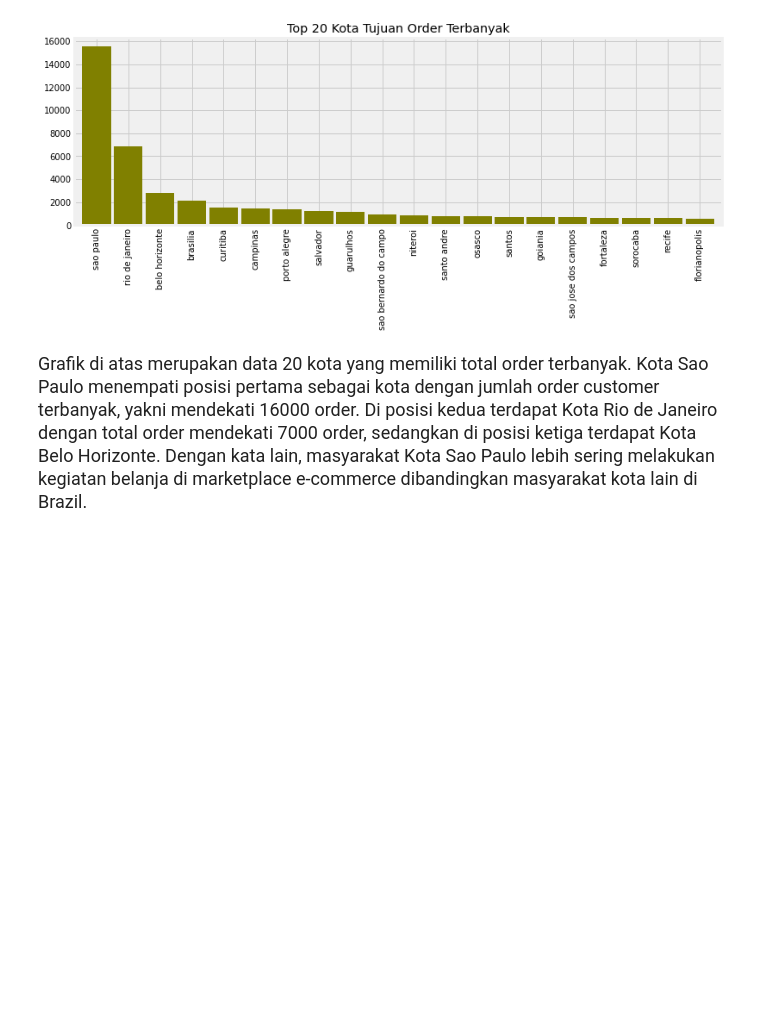
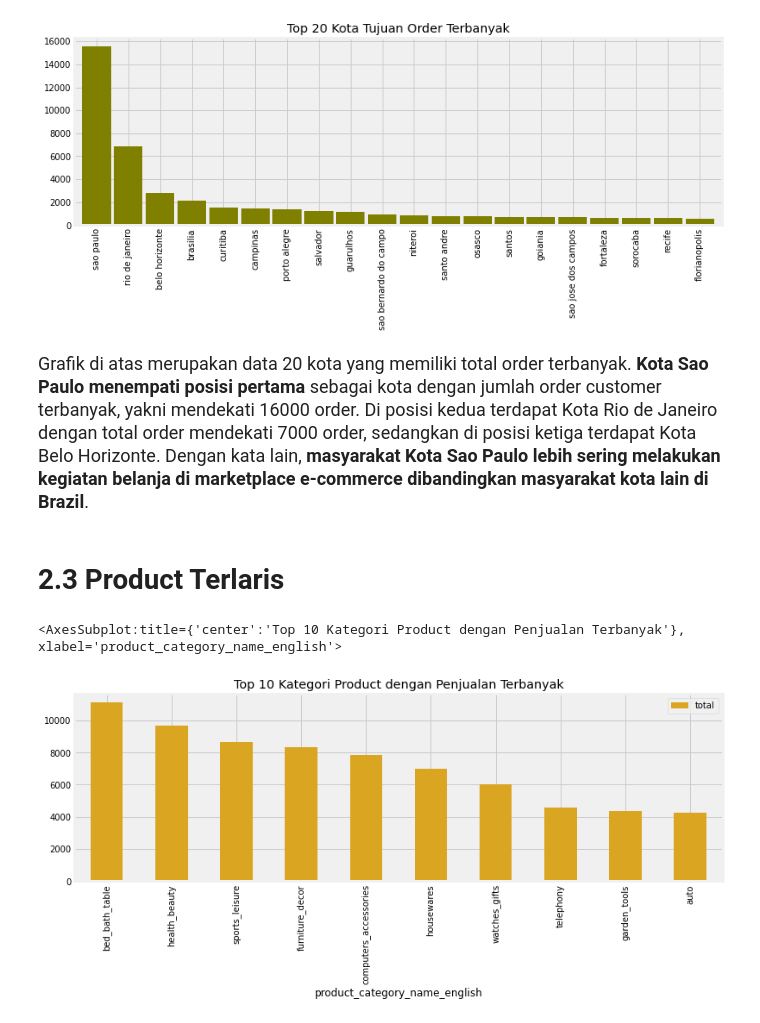
Before and after one commit to latifaahu/kaggle-brazilian, a Jupyter notebook: 03-latifah-hukma-shobiyya.ipynb, the cells around one changed output. Drawn from its saved outputs; the diff is of its cells as text; code cells hidden in the pictures; blank space fills up the shorter version.

```diff
--- a/03-latifah-hukma-shobiyya.ipynb
+++ b/03-latifah-hukma-shobiyya.ipynb
@@ -500,4 +509,28 @@ a.plot(kind='bar', color='olive', width=0.9, figsize=(12,4), title='Top 20 Kota
 <AxesSubplot:title={'center':'Top 20 Kota Tujuan Order Terbanyak'}>
 [figure]
 # %% [markdown]
-<font size="4">Grafik di atas merupakan data 20 kota yang memiliki total order terbanyak. Kota Sao Paulo menempati posisi pertama sebagai kota dengan jumlah order customer terbanyak, yakni mendekati 16000 order. Di posisi kedua terdapat Kota Rio de Janeiro dengan total order mendekati 7000 order, sedangkan di posisi ketiga terdapat Kota Belo Horizonte. Dengan kata lain, masyarakat Kota Sao Paulo lebih sering melakukan kegiatan belanja di marketplace e-commerce dibandingkan masyarakat kota lain di Brazil.</font>
+<font size="4">Grafik di atas merupakan data 20 kota yang memiliki total order terbanyak. **Kota Sao Paulo menempati posisi pertama** sebagai kota dengan jumlah order customer terbanyak, yakni mendekati 16000 order. Di posisi kedua terdapat Kota Rio de Janeiro dengan total order mendekati 7000 order, sedangkan di posisi ketiga terdapat Kota Belo Horizonte. Dengan kata lain, **masyarakat Kota Sao Paulo lebih sering melakukan kegiatan belanja di marketplace e-commerce dibandingkan masyarakat kota lain di Brazil**.</font>
+# %% [markdown]
+# 2.3 Product Terlaris
+# %%
+# mengambil total product yang terjual
+total_items_sold = items[['product_id']].value_counts().rename_axis('product_id').reset_index(name='total')
+
+# merging total product dengan kategorinya
+total_items_sold = total_items_sold.merge(products, on='product_id')
+total_items_sold = total_items_sold.iloc[:,:3]
+total_items_sold = total_items_sold.merge(cat, on='product_category_name')
+
+# menjumlahkan total masing-masing kategori yang terjual
+total_items_sold_eng = total_items_sold.groupby('product_category_name_english').sum().sort_values(by='total', ascending=False)
+
+# plot top 10 kategori product yang terlaris
+total_items_sold_eng.head(10).plot(kind='bar',
+                                   color='goldenrod',
+                                   width=0.5,
+                                   figsize=(12,4),
+                                   title='Top 10 Kategori Product dengan Penjualan Terbanyak',
+                                   grid=True)
+# %% [output]
+<AxesSubplot:title={'center':'Top 10 Kategori Product dengan Penjualan Terbanyak'}, xlabel='product_category_name_english'>
+[figure, added]
```
Also changed, not shown: parts of 14 cells of this notebook.
